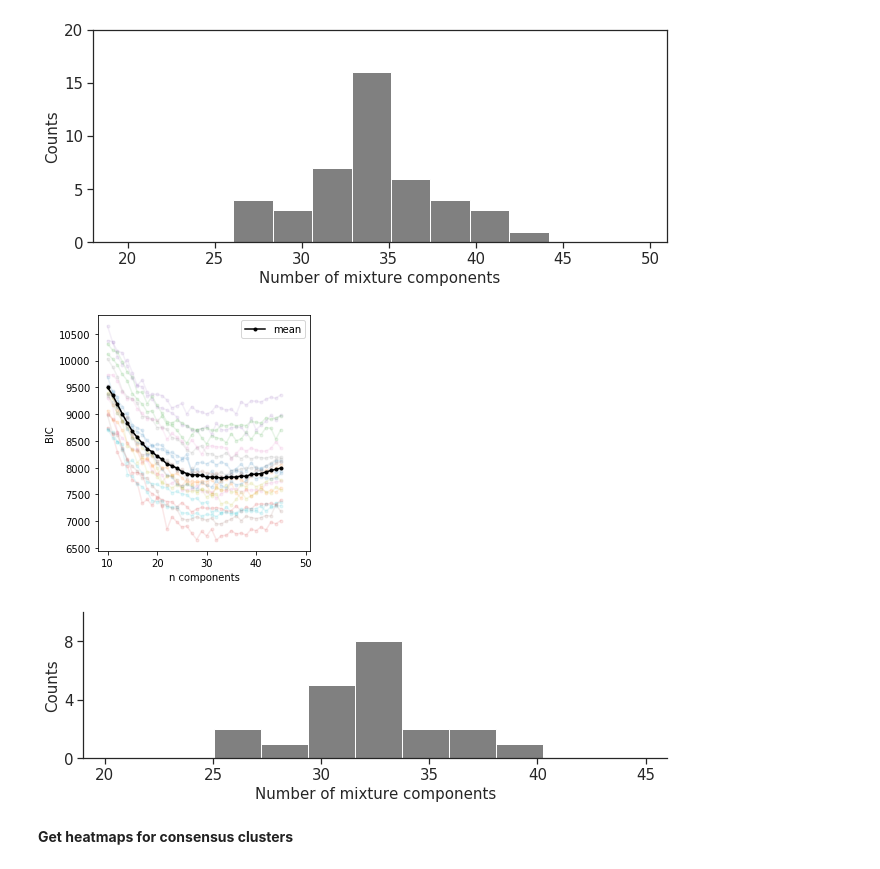
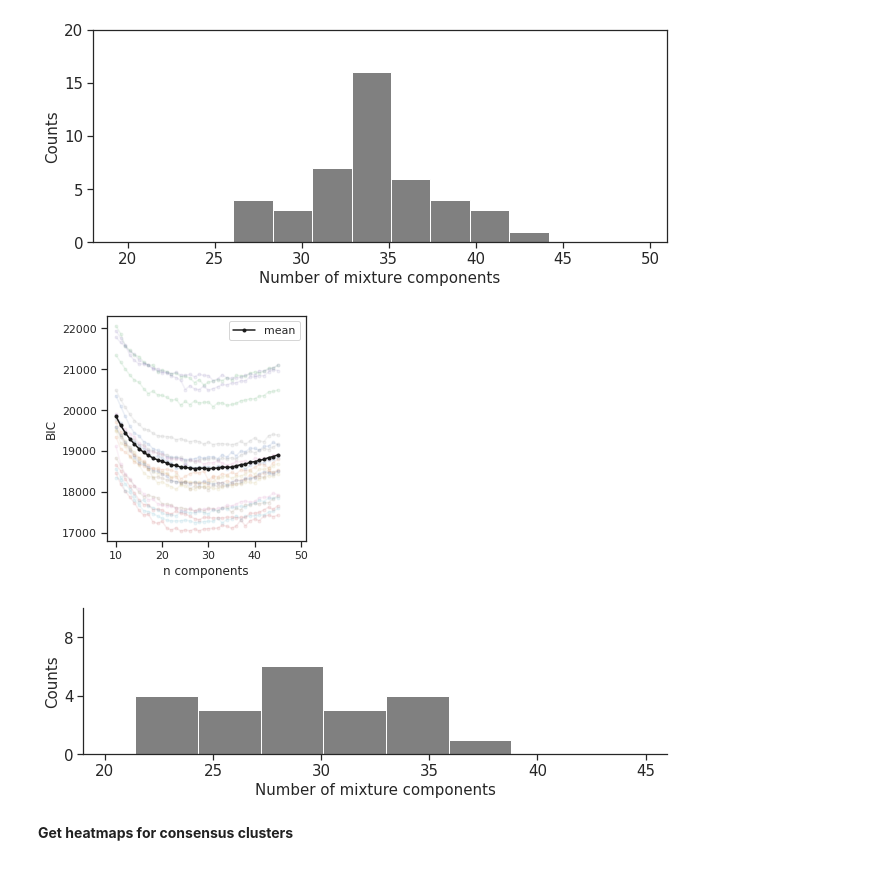
Before and after one commit to AllenInstitute/coupledAE-patchseq, a Jupyter notebook: analysis_denovo_clustering.ipynb, the cells around one changed output. Saved outputs shown, nothing was run; the diff lists cells and outputs as text; code cells hidden in the pictures.

Commit message:
Remote_common version

```diff
--- a/analysis_denovo_clustering.ipynb
+++ b/analysis_denovo_clustering.ipynb
@@ -8,7 +8,7 @@ sns.set_style('ticks',{'axes.grid' : False})
 # %%
 #D = pd.read_csv('/home/rohan/Remote-AI/dat/result/TE_aug_decoders/gmm_fits_us/gmmfits_combined_aT_1_0_aE_1_0_cs_1_0_ld_3_ne_1500_fiton_zT.csv')
 # %%
-D = pd.read_csv('/home/rohan/Remote-AI/dat/result/TE_NM/gmm_model_select/gmmfits_combined_aT_1_0_aE_1_0_cs_1_0_ad_1_ld_3_ne_1500_ft_500_fiton_zT.csv')
+D = pd.read_csv('/home/common/Rohan/Remote-AI/dat/result/TE_NM/gmm_model_select/gmmfits_combined_aT_1_0_aE_1_0_cs_1_0_ad_1_ld_3_ne_1500_ft_500_fiton_zT.csv')
 # %%
 field_name = 'bic_train'
 X_mean = D.groupby('n_components').mean()[[field_name]]
@@ -92,7 +92,8 @@ plt.show()
 
 import re
 import glob
-fname_list = glob.glob('/home/rohan/Remote-AI/dat/result/TE_NM_cc/gmm_model_select_cv_0/gmmfit_restricted_perc_100-0_aT_1-0_aE_1-0_cs_1-0_ad_1*.csv')
+#fname_list = glob.glob('/home/common/Rohan/Remote-AI/dat/result/TE_NM_cc/gmm_model_select_cv_0/gmmfit_restricted_perc_100-0_aT_1-0_aE_1-0_cs_1-0_ad_1*.csv')
+fname_list = glob.glob('/home/common/Rohan/Remote-AI/dat/result/TE_NM_cc/gmm_model_select_cv_0_fiton_zTzE/gmmfit_restricted_perc_100-0_aT_1-0_aE_1-0_cs_1-0_ad_1*.csv')
 
 df_list = []
 for fname in fname_list:
@@ -126,33 +127,33 @@ ax.set_xticks(np.arange(10,51,10))
 plt.legend()
 plt.tight_layout()
 # %% [output]
-[figure, old version]
+[figure, new version]
 # %%
-save_pth = '/home/rohan/Dropbox/AllenInstitute/CellTypes/doc/Patchseq_NM_2020/'
+save_pth = '/home/common/Rohan/docs/'
 from scipy.stats import iqr
 FD_binwidth = 2*iqr(n_component_list)*(len(n_component_list))**(-1/3)
 yy = n_component_list
 plt.figure(figsize=(9,3))
 plt.hist(yy,bins=np.arange(18.0,50,FD_binwidth)+0.5,color='gray')
 ax = plt.gca()
 
 ax.set_ylabel('Counts',fontsize=15)
 ax.set_ylim(0,10)
 ax.set_yticks(np.arange(0,10,4))
 ax.set_yticklabels(ax.get_yticks(),fontsize=15)
 
 ax.set_xlabel('Number of mixture components',fontsize=15)
 ax.set_xlim(19,46)
 ax.set_xticks(np.arange(20,46,5))
 ax.set_xticklabels(ax.get_xticks(),fontsize=15)
 
 ax.spines['top'].set_visible(False)
 ax.spines['right'].set_visible(False)
 plt.tight_layout()
-plt.savefig(save_pth+'gmm_aT_1_0_aE_1_0_cs_1_0_ad_1_us_bic_hist_21_inits.png',dpi=300)
+plt.savefig(save_pth+'gmm_fiton_zTzE_aT_1_0_aE_1_0_cs_1_0_ad_1_us_bic_hist_21_inits.png',dpi=300)
 plt.show()
 # %% [output]
-[figure, old version]
+[figure, new version]
 # %% [markdown]
 **Get heatmaps for consensus clusters**
 # %%
```
Also changed, not shown: parts of 7 cells of this notebook.
